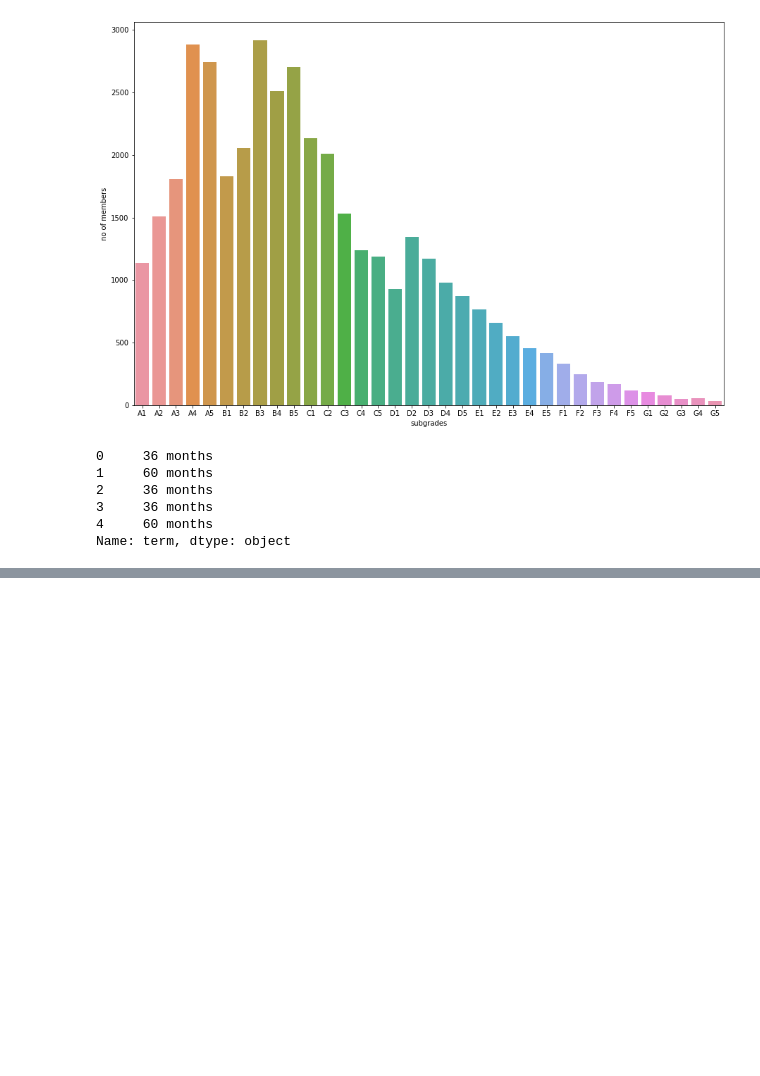
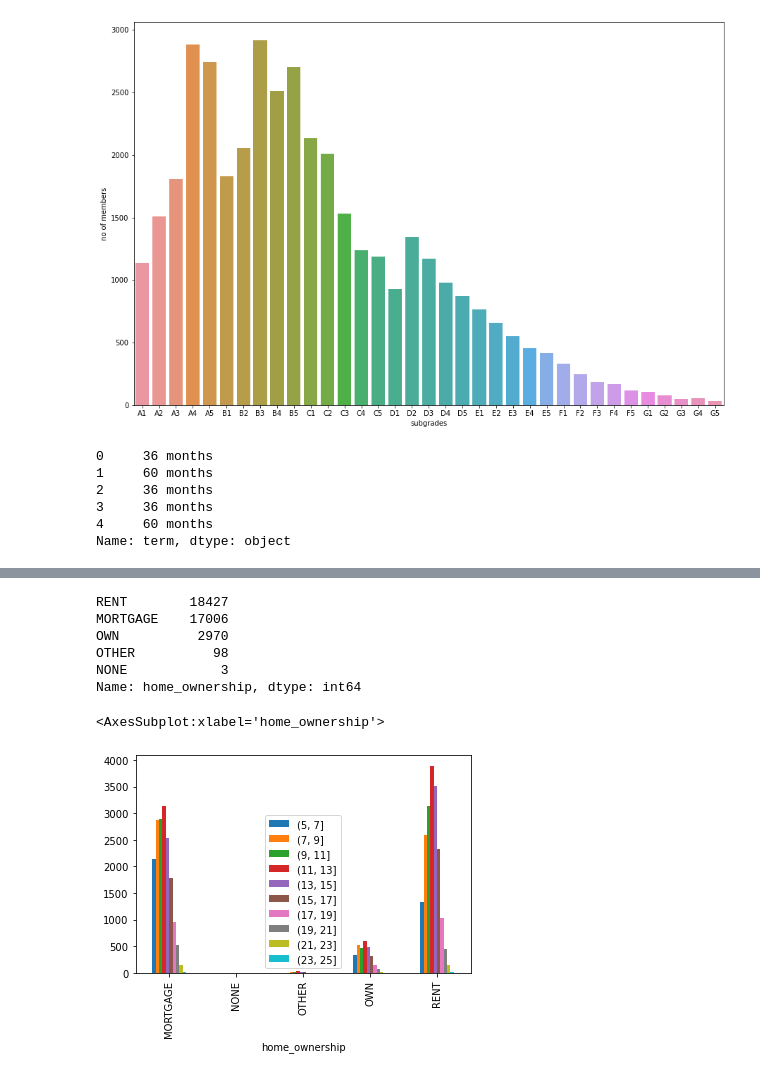
Before and after one commit to skkage/LendingClubCaseStudy, a Jupyter notebook: Lending-Club-Case-Study.ipynb, the cells around one changed output, grey strips where cells are left out. Drawn from its saved outputs; the diff is of its cells as text; code cells hidden in the pictures; blank space fills up the shorter version.

```diff
--- a/Lending-Club-Case-Study.ipynb
+++ b/Lending-Club-Case-Study.ipynb
@@ -3110,0 +3111,14 @@ df_new4.groupby('emp_exp')['int_rate_range'].value_counts().unstack(level=1).plo
+# %%
+df_new4.home_ownership.value_counts()
+# %% [output]
+RENT        18427
+MORTGAGE    17006
+OWN          2970
+OTHER          98
+NONE            3
+Name: home_ownership, dtype: int64
+# %%
+df_new4.groupby('home_ownership')['int_rate_range'].value_counts().unstack(level=1).plot.bar()
+# %% [output]
+<AxesSubplot:xlabel='home_ownership'>
+[figure, added]
```
Also changed, not shown: parts of 313 cells of this notebook.
